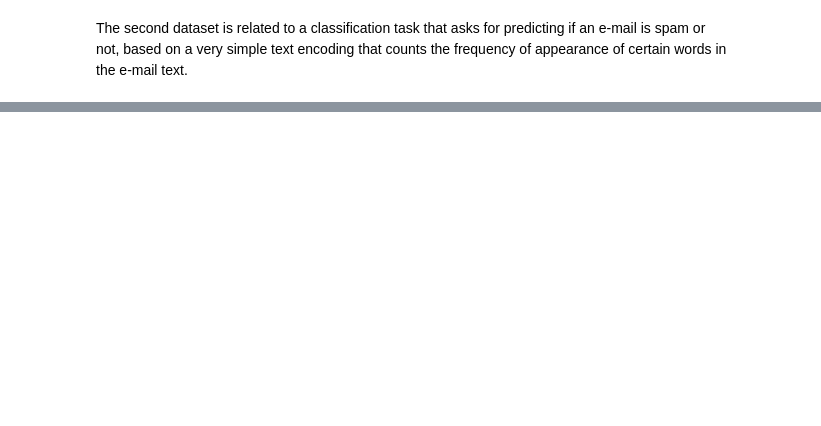
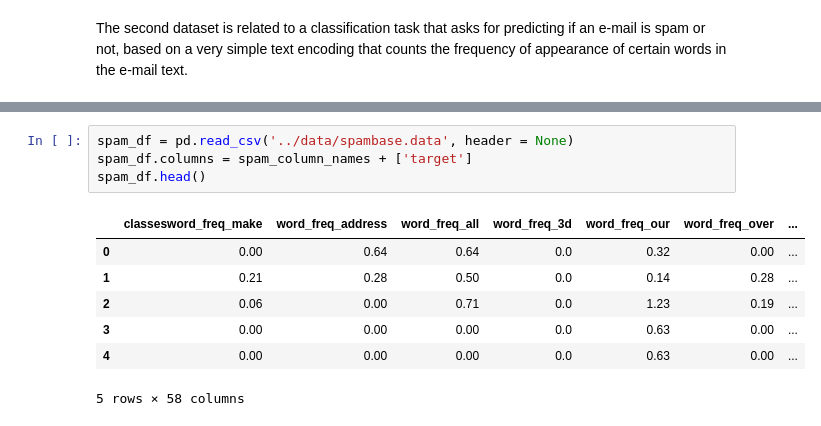
Before and after one commit to pibieta/imbalanced_learning, a Jupyter notebook: notebooks/pablo-baseline-experiment.ipynb, the cells around one changed output, grey strips where cells are left out. Drawn from its saved outputs; the diff is of its cells as text; blank space fills up the shorter version.

```diff
--- a/notebooks/pablo-baseline-experiment.ipynb
+++ b/notebooks/pablo-baseline-experiment.ipynb
@@ -134,0 +193,12 @@ The second dataset is related to a classification task that asks for predicting
+# %%
+spam_df = pd.read_csv('../data/spambase.data', header = None)
+spam_df.columns = spam_column_names + ['target']
+spam_df.head()
+# %% [output]
+|  | classesword_freq_make | word_freq_address | word_freq_all | word_freq_3d | word_freq_our | word_freq_over | ... |
+| 0 | 0.00 | 0.64 | 0.64 | 0.0 | 0.32 | 0.00 | ... |
+| 1 | 0.21 | 0.28 | 0.50 | 0.0 | 0.14 | 0.28 | ... |
+| 2 | 0.06 | 0.00 | 0.71 | 0.0 | 1.23 | 0.19 | ... |
+| 3 | 0.00 | 0.00 | 0.00 | 0.0 | 0.63 | 0.00 | ... |
+| 4 | 0.00 | 0.00 | 0.00 | 0.0 | 0.63 | 0.00 | ... |
+5 rows × 58 columns
```
Also changed, not shown: parts of 15 cells of this notebook, 4 other files.
